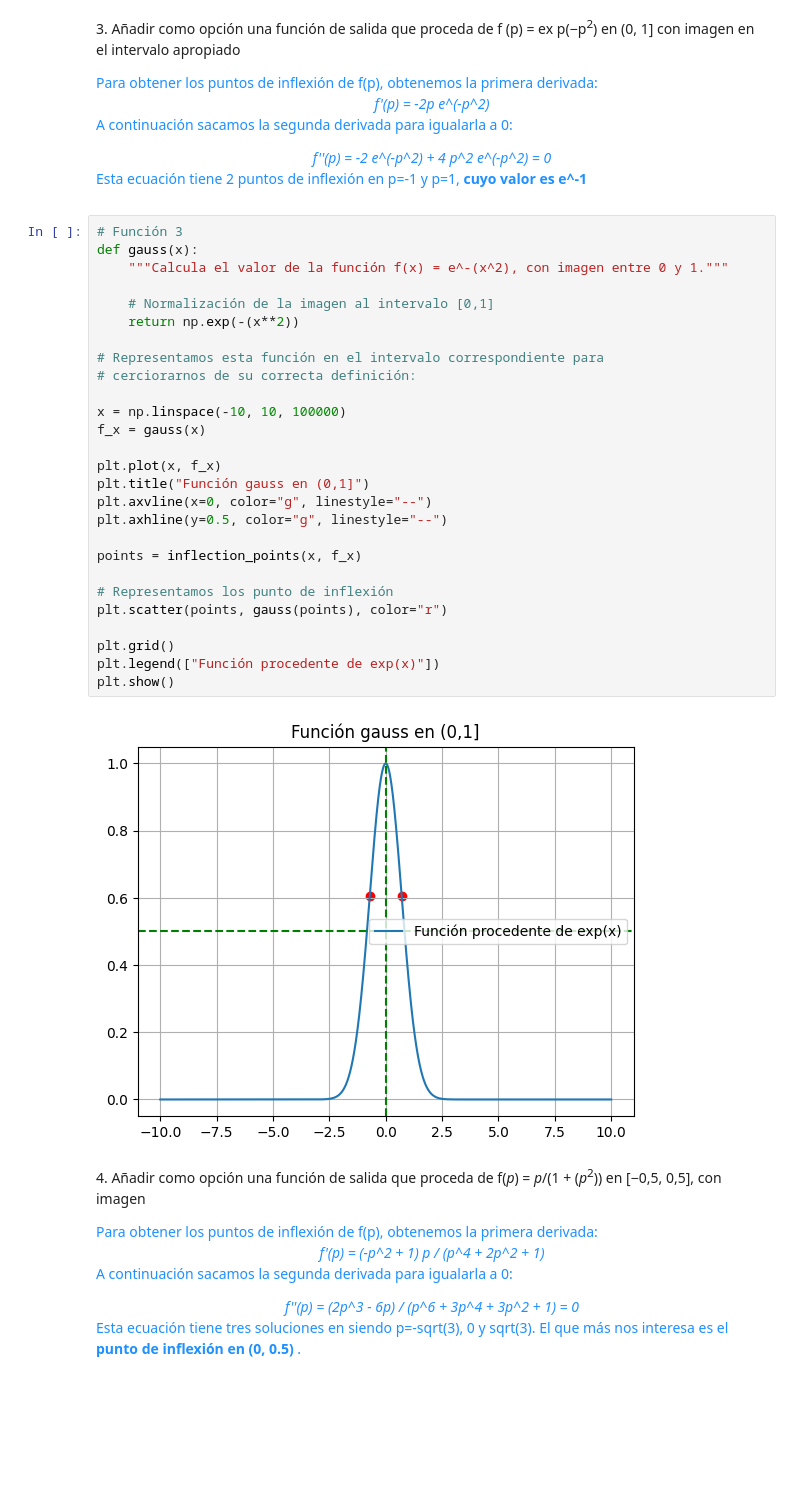
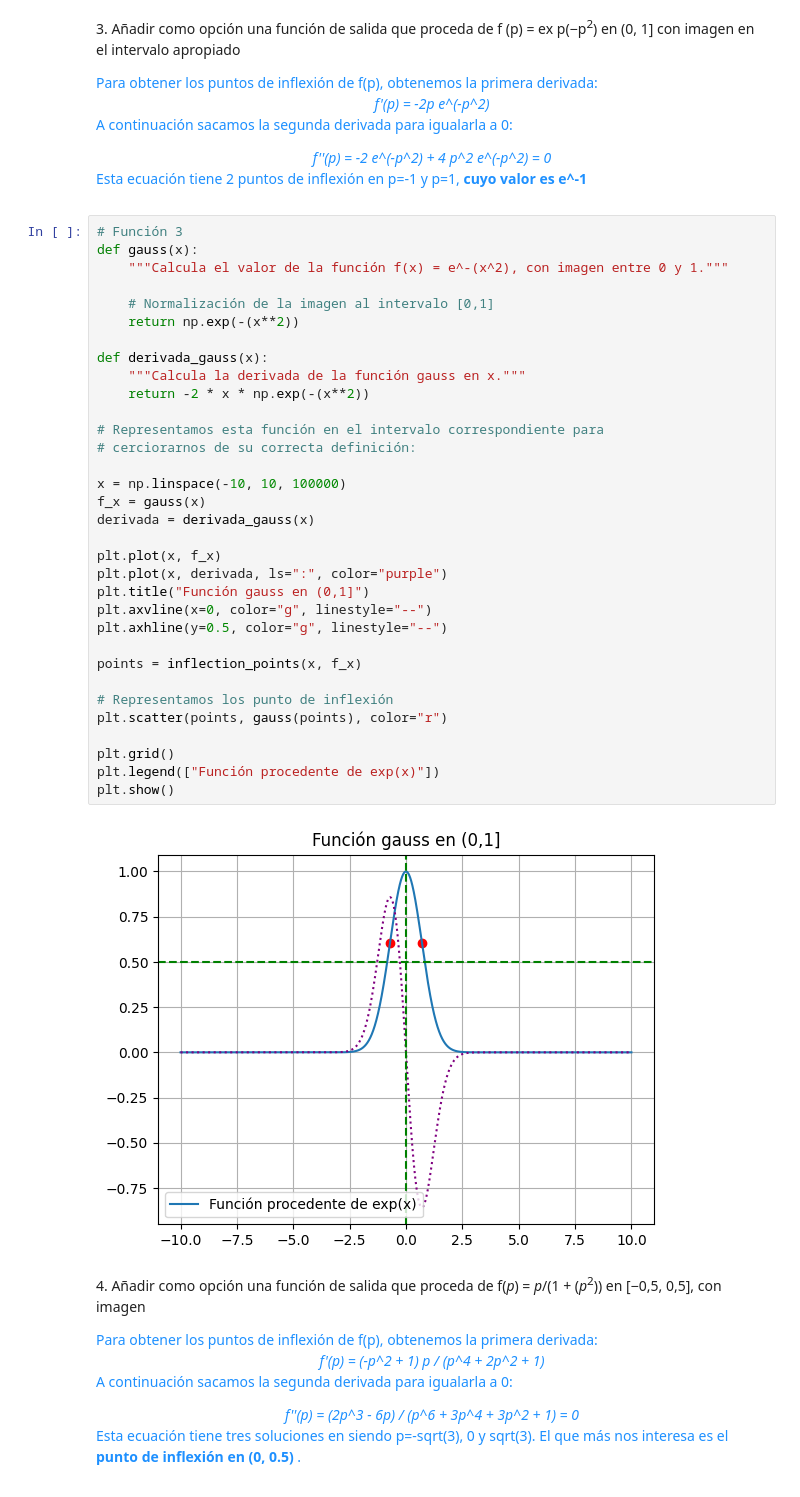
Before and after one commit to Apriea04/ComputacionNeuronalEvolutiva, a Jupyter notebook: Computación Evolutiva/Práctica 0/Pate 2.ipynb, the cells around one changed output. Cells and saved outputs as stored; diff of their text form; blank space fills up the shorter version.

```diff
--- a/Computación Evolutiva/Práctica 0/Pate 2.ipynb
+++ b/Computación Evolutiva/Práctica 0/Pate 2.ipynb
@@ -132,32 +147,38 @@ Esta ecuación tiene 2 puntos de inflexión en p=-1 y p=1, <strong>cuyo valor es
 # %%
 # Función 3
 def gauss(x):
     """Calcula el valor de la función f(x) = e^-(x^2), con imagen entre 0 y 1."""
 
     # Normalización de la imagen al intervalo [0,1]
     return np.exp(-(x**2))
 
+def derivada_gauss(x):
+    """Calcula la derivada de la función gauss en x."""
+    return -2 * x * np.exp(-(x**2))
+
 # Representamos esta función en el intervalo correspondiente para
 # cerciorarnos de su correcta definición:
 
 x = np.linspace(-10, 10, 100000)
 f_x = gauss(x)
+derivada = derivada_gauss(x)
 
 plt.plot(x, f_x)
+plt.plot(x, derivada, ls=":", color="purple")
 plt.title("Función gauss en (0,1]")
 plt.axvline(x=0, color="g", linestyle="--")
 plt.axhline(y=0.5, color="g", linestyle="--")
 
 points = inflection_points(x, f_x)
 
 # Representamos los punto de inflexión
 plt.scatter(points, gauss(points), color="r")
 
 plt.grid()
 plt.legend(["Función procedente de exp(x)"])
 plt.show()
 # %% [output]
-[figure, old version]
+[figure, new version]
 # %% [markdown]
 4\. Añadir como opción una función de salida que proceda de f(_p_) = _p_/(1 + (_p_<sup>2</sup>)) en [−0,5, 0,5], con imagen
 
```
Also changed, not shown: parts of 7 cells of this notebook.
